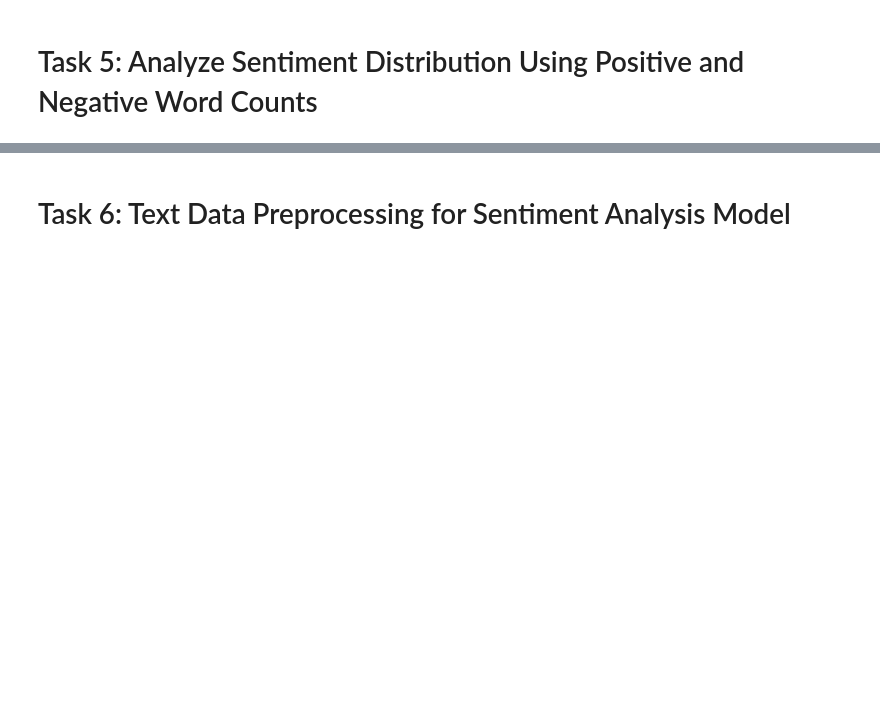
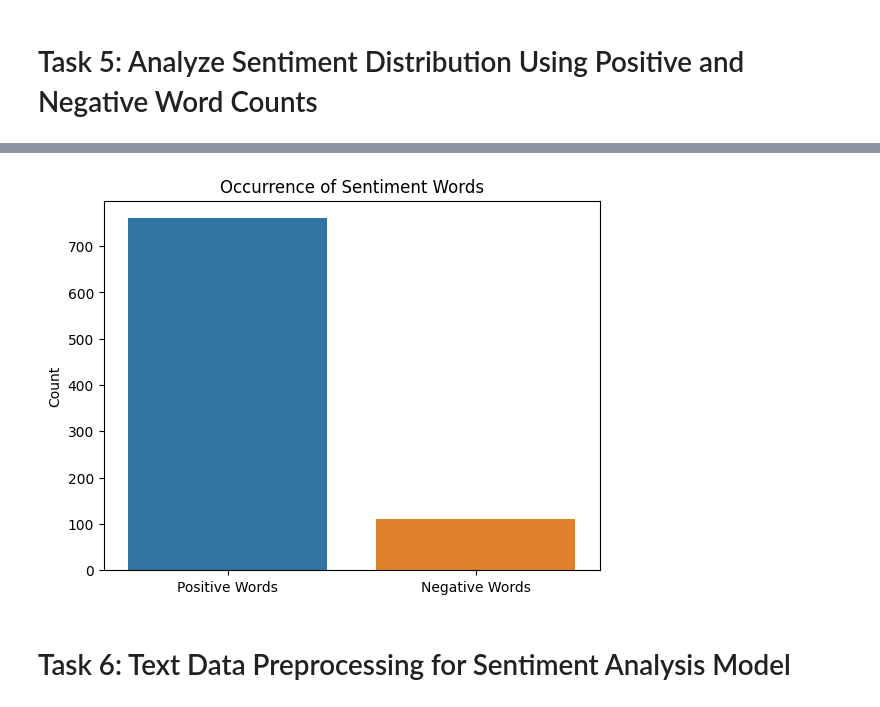
Before and after one commit to debdattasarkar/Sentiment-Analysis-Using-TensorFlow, a Jupyter notebook: starter.ipynb, the cells around one changed output, grey strips where cells are left out. Cells and saved outputs as stored; diff of their text form; code cells hidden in the pictures; blank space fills up the shorter version.

```diff
--- a/starter.ipynb
+++ b/starter.ipynb
@@ -150,3 +213,19 @@ plt.plot()
+# %%
+# Create lists of words associated with positive and negative sentiments
+positive_words = ['good', 'great', 'positive', 'profit', 'up', 'increase']
+negative_words = ['bad', 'poor', 'negative', 'loss', 'down', 'decrease']
+# %%
+# Calculate the frequency of positive and negative words in the dataset
+positive_counts = sum([sentence.lower().count(word) for sentence in df['Sentence'] for word in positive_words])
+negative_counts = sum([sentence.lower().count(word) for sentence in df['Sentence'] for word in negative_words])
+# %%
+# Use seaborn to create a bar plot showing the counts of positive and negative sentiment words
+sns.barplot(x=['Positive Words', 'Negative Words'], y=[positive_counts, negative_counts])
+plt.title('Occurrence of Sentiment Words')  # Set the title of the plot
+plt.ylabel('Count')                          # Set the y-axis label
+plt.show()                                   # Display the plot
+# %% [output]
+[figure, added]
 # %% [markdown]
 # Task 6: Text Data Preprocessing for Sentiment Analysis Model
 # %% [markdown]
```
Also changed, not shown: parts of 36 cells of this notebook, 1 other file.
